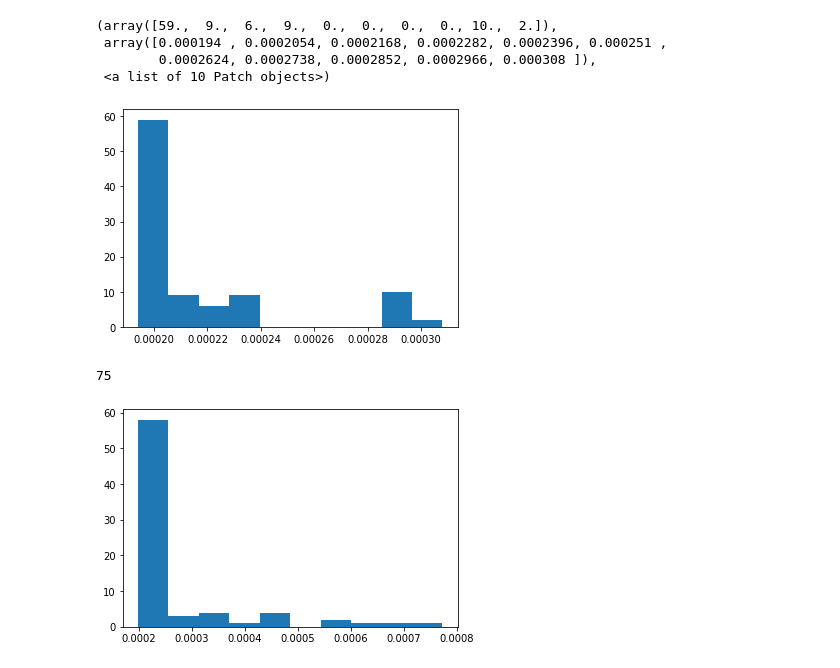
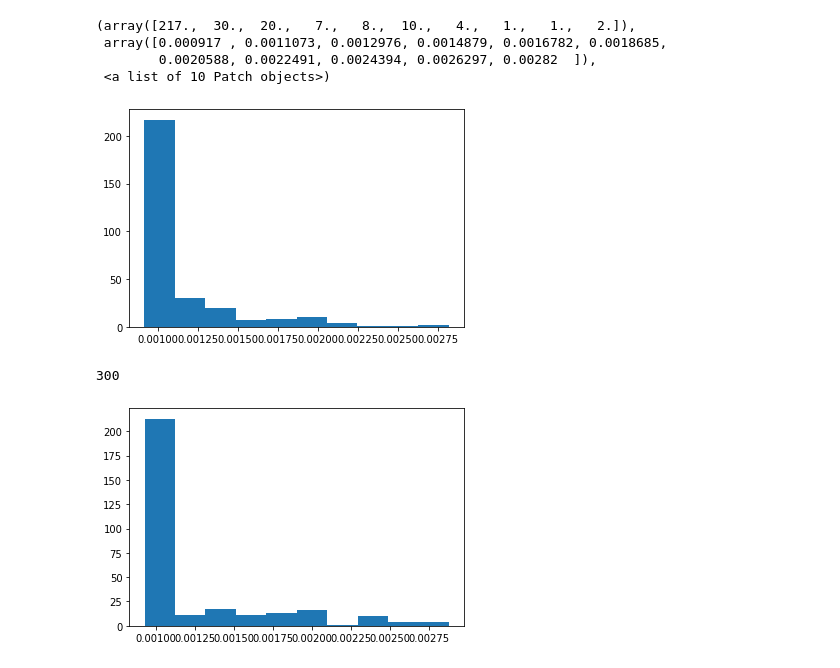
Before and after one commit to sinoyou/DPHPC-ETHZ-AS21-Visualization, a Jupyter notebook: DPHPC_ETHZ_AS21_Data_Visualization.ipynb, the cells around one changed output. Saved outputs shown, nothing was run; the diff lists cells and outputs as text; code cells hidden in the pictures.

```diff
--- a/DPHPC_ETHZ_AS21_Data_Visualization.ipynb
+++ b/DPHPC_ETHZ_AS21_Data_Visualization.ipynb
@@ -56,7 +76,7 @@ def raw_data_to_dataframe(gpu_data_path, cpu_data_path):
 # %%
 # read data
-data_path_gpu = 'res_put_benchmark_cuda.txt'
-data_path_cpu = 'res_put_benchmark_cpu.txt'
+data_path_gpu = 'benchmark_121_put_active_cuda_640_100_300.txt'
+data_path_cpu = 'benchmark_121_put_active_cpu_640_100_300.txt'
 thread_time_data = raw_data_to_dataframe(data_path_gpu, data_path_cpu)
 # %%
 thread_time_data
@@ -93,20 +129,20 @@ ax = sns.boxplot(x="thread_num", y="put_time", data=data_cpu, palette="Set3")
 # %%
 # put time statistics for [gpu] [thread_num = 20/10]
 data_select = thread_time_data[thread_time_data['platform'] == 'GPU-MPI']
-data_select_10 = data_select[data_select['thread_num'] == 10]
-plt.hist(data_select_10['put_time'])
+data_select = data_select[data_select['thread_num'] == 40]
+plt.hist(data_select['put_time'])
 # %% [output]
-(array([59.,  9.,  6.,  9.,  0.,  0.,  0.,  0., 10.,  2.]),
- array([0.000194 , 0.0002054, 0.0002168, 0.0002282, 0.0002396, 0.000251 ,
-        0.0002624, 0.0002738, 0.0002852, 0.0002966, 0.000308 ]),
+(array([217.,  30.,  20.,   7.,   8.,  10.,   4.,   1.,   1.,   2.]),
+ array([0.000917 , 0.0011073, 0.0012976, 0.0014879, 0.0016782, 0.0018685,
+        0.0020588, 0.0022491, 0.0024394, 0.0026297, 0.00282  ]),
  <a list of 10 Patch objects>)
-[figure, old version]
+[figure, new version]
 # %%
 # put time statistics for [gpu] [thread_num = 20/10]
 data_select = thread_time_data[thread_time_data['platform'] == 'GPU-MPI']
-data_select_30 = data_select[data_select['thread_num'] == 30]
-plt.hist(data_select_30['put_time'])
-len(data_select_30)
+data_select = data_select[data_select['thread_num'] == 50]
+plt.hist(data_select['put_time'])
+len(data_select)
 # %% [output]
-75
+300
-[figure, old version]
+[figure, new version]
```
Also changed, not shown: parts of 8 cells of this notebook.
